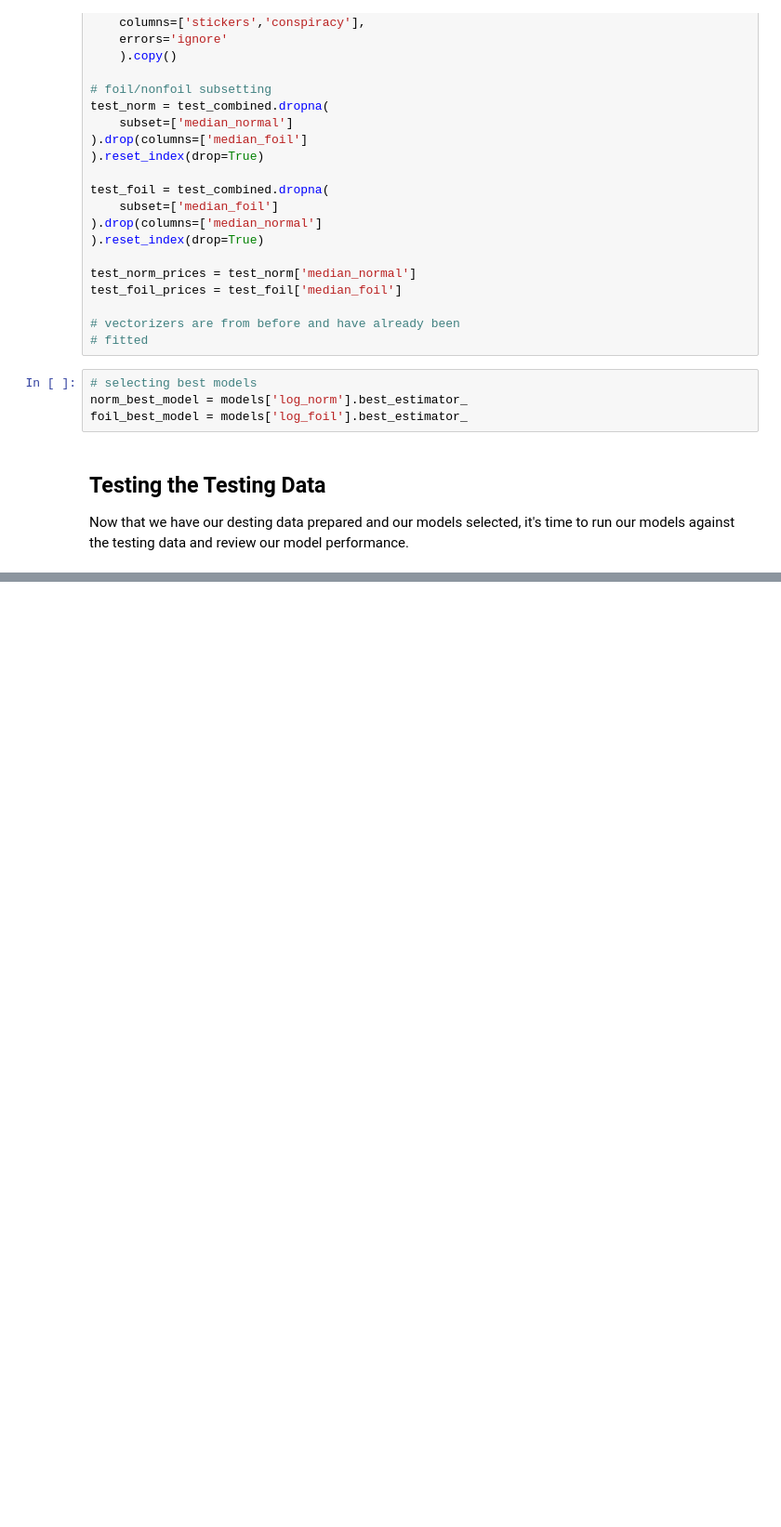
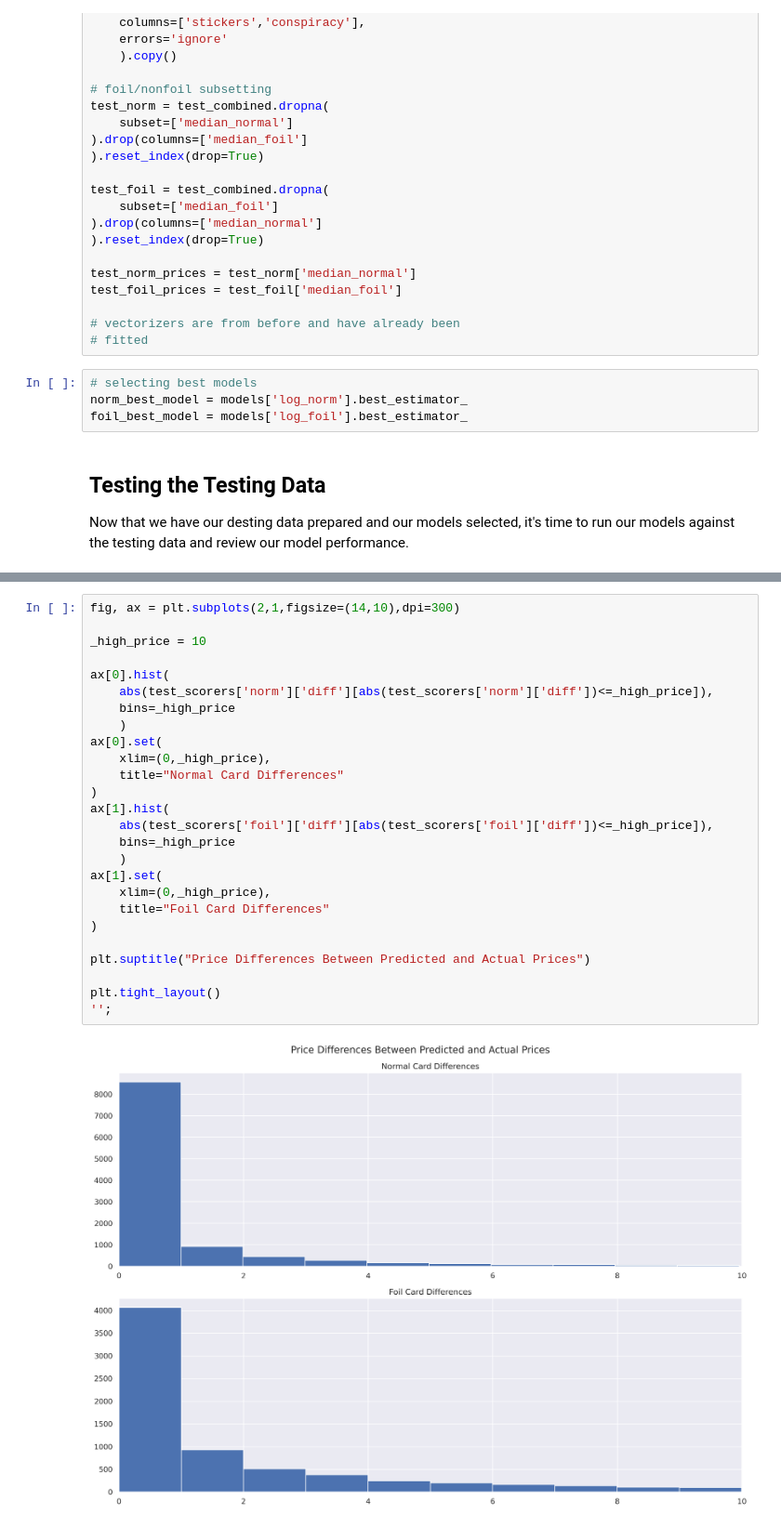
Before and after one commit to ParkedHampster/Spell-Trends, a Jupyter notebook: 2_Modeling.ipynb, the cells around one changed output, grey strips where cells are left out. Shown at 93% size. Drawn from its saved outputs; the diff is of its cells as text; blank space fills up the shorter version.

Commit message:
start conclusions section, add visuals to notebook

```diff
--- a/2_Modeling.ipynb
+++ b/2_Modeling.ipynb
@@ -1545,3 +1541,31 @@ plt.suptitle(
 plt.tight_layout()
 # %% [output]
 [figure]
+# %%
+fig, ax = plt.subplots(2,1,figsize=(14,10),dpi=300)
+
+_high_price = 10
+
+ax[0].hist(
+    abs(test_scorers['norm']['diff'][abs(test_scorers['norm']['diff'])<=_high_price]),
+    bins=_high_price
+    )
+ax[0].set(
+    xlim=(0,_high_price),
+    title="Normal Card Differences"
+)
+ax[1].hist(
+    abs(test_scorers['foil']['diff'][abs(test_scorers['foil']['diff'])<=_high_price]),
+    bins=_high_price
+    )
+ax[1].set(
+    xlim=(0,_high_price),
+    title="Foil Card Differences"
+)
+
+plt.suptitle("Price Differences Between Predicted and Actual Prices")
+
+plt.tight_layout()
+'';
+# %% [output]
+[figure, added]
```
Also changed, not shown: parts of 5 cells of this notebook.
